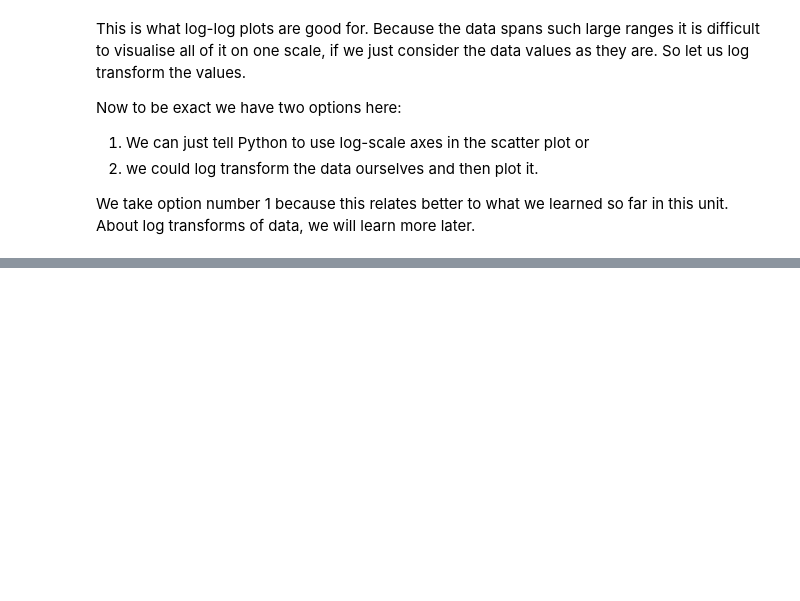
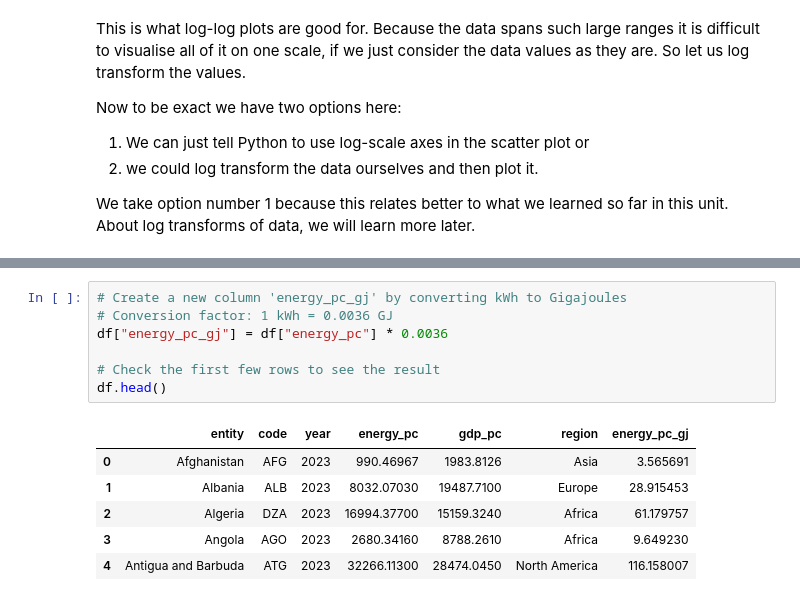
Before and after one commit to yannickoswald/ecoeconbook, a Jupyter notebook: _build/jupyter_execute/order_of_magnitude_economics_and_scaling/static_scale.ipynb, the cells around one changed output, grey strips where cells are left out. Drawn from its saved outputs; the diff is of its cells as text; blank space fills up the shorter version.

```diff
--- a/_build/jupyter_execute/order_of_magnitude_economics_and_scaling/static_scale.ipynb
+++ b/_build/jupyter_execute/order_of_magnitude_economics_and_scaling/static_scale.ipynb
@@ -111,0 +287,14 @@ This also teaches you already one of the most important things to know about as
+# %%
+# Create a new column 'energy_pc_gj' by converting kWh to Gigajoules
+# Conversion factor: 1 kWh = 0.0036 GJ
+df["energy_pc_gj"] = df["energy_pc"] * 0.0036
+
+# Check the first few rows to see the result
+df.head()
+# %% [output]
+|  | entity | code | year | energy_pc | gdp_pc | region | energy_pc_gj |
+| 0 | Afghanistan | AFG | 2023 | 990.46967 | 1983.8126 | Asia | 3.565691 |
+| 1 | Albania | ALB | 2023 | 8032.07030 | 19487.7100 | Europe | 28.915453 |
+| 2 | Algeria | DZA | 2023 | 16994.37700 | 15159.3240 | Africa | 61.179757 |
+| 3 | Angola | AGO | 2023 | 2680.34160 | 8788.2610 | Africa | 9.649230 |
+| 4 | Antigua and Barbuda | ATG | 2023 | 32266.11300 | 28474.0450 | North America | 116.158007 |
```
Also changed, not shown: parts of 12 cells of this notebook, 19 other files.
